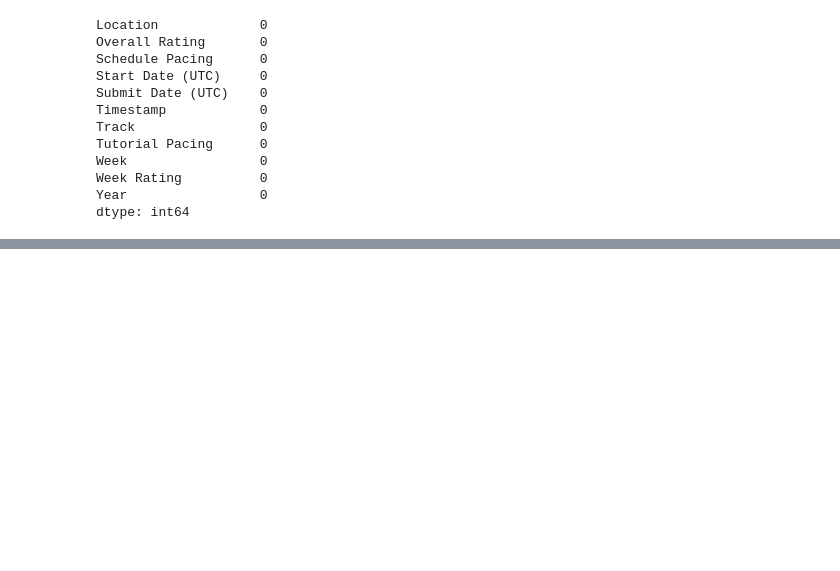
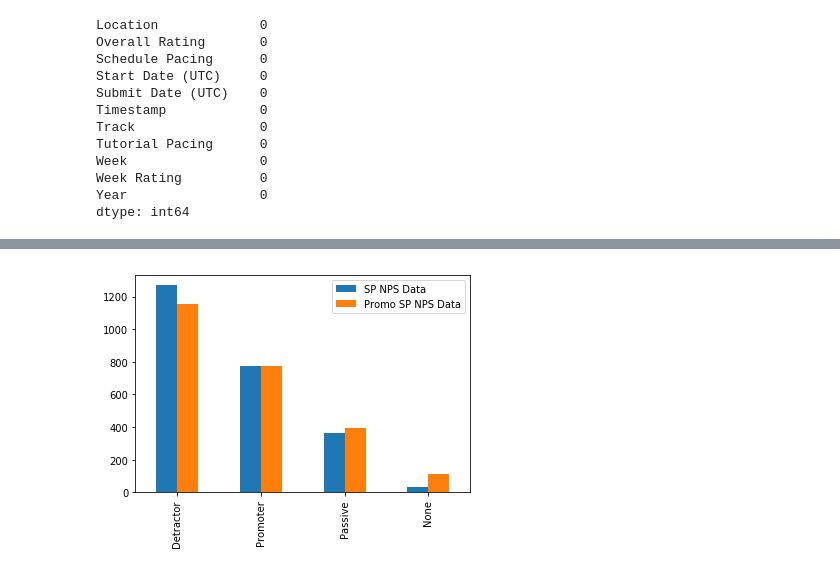
Before and after one commit to fchikwekwe/NPS_data, a Jupyter notebook: NPS_data.ipynb, the cells around one changed output, grey strips where cells are left out. Cells and saved outputs as stored; diff of their text form; code cells hidden in the pictures; blank space fills up the shorter version.

```diff
--- a/NPS_data.ipynb
+++ b/NPS_data.ipynb
@@ -596,0 +784,15 @@ all_data
+# %%
+SP_NPS_Data = list(all_data[["SP NPS Score", "Promo SP NPS Score"]]["SP NPS Score"].value_counts())
+Promo_SP_NPS_Data = list(all_data[["SP NPS Score", "Promo SP NPS Score"]]["Promo SP NPS Score"].value_counts())
+viz_names = ["SP NPS Data", "Promo SP NPS Data"]
+
+data_to_viz = pd.DataFrame(data=[SP_NPS_Data, Promo_SP_NPS_Data]).T
+data_to_viz.columns=viz_names
+
+# Four buckets for [NPS Categories and Nones] with Each bucket containing two bars for OR-NPS and Promo-OR-NPS
+# %%
+data_to_viz.plot(kind="bar")
+plt.xticks([0, 1, 2, 3], ["Detractor", "Promoter", "Passive", "None"])
+plt.show()
+# %% [output]
+[figure, added]
```
Also changed, not shown: parts of 52 cells of this notebook, 2 other files.
